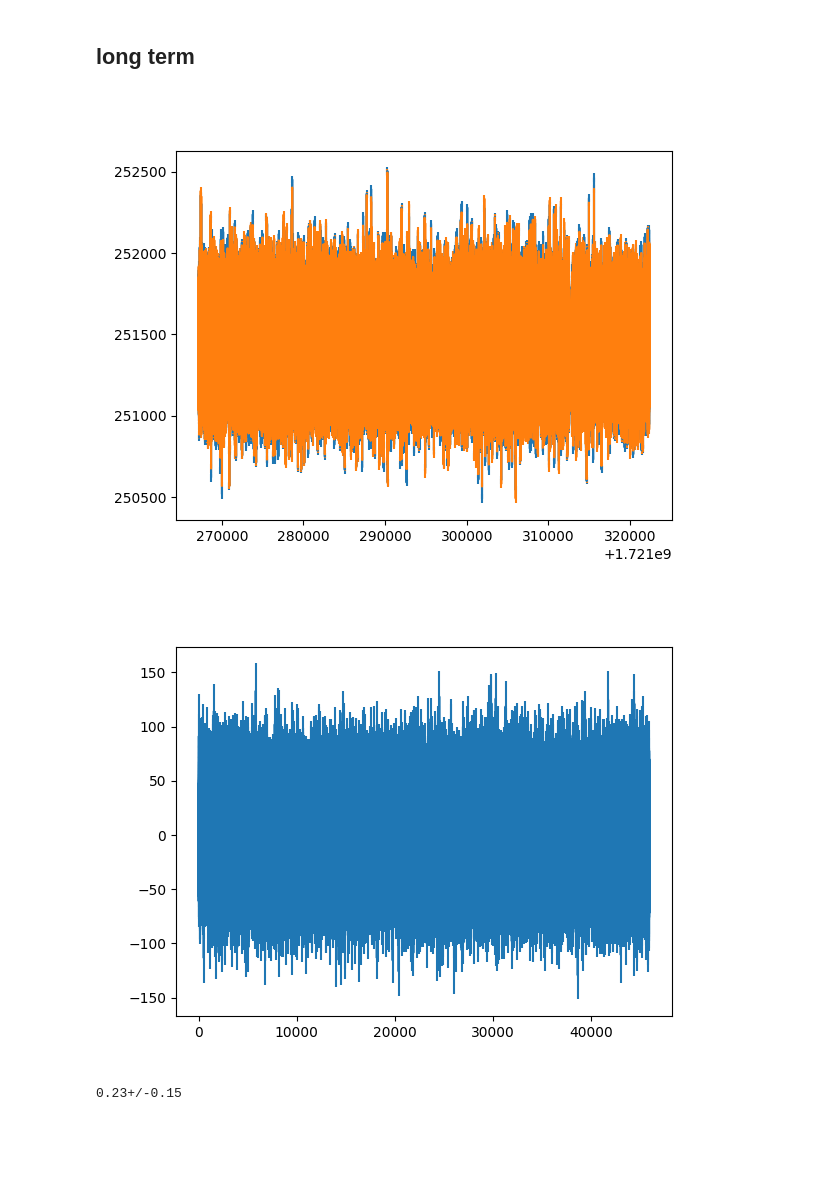
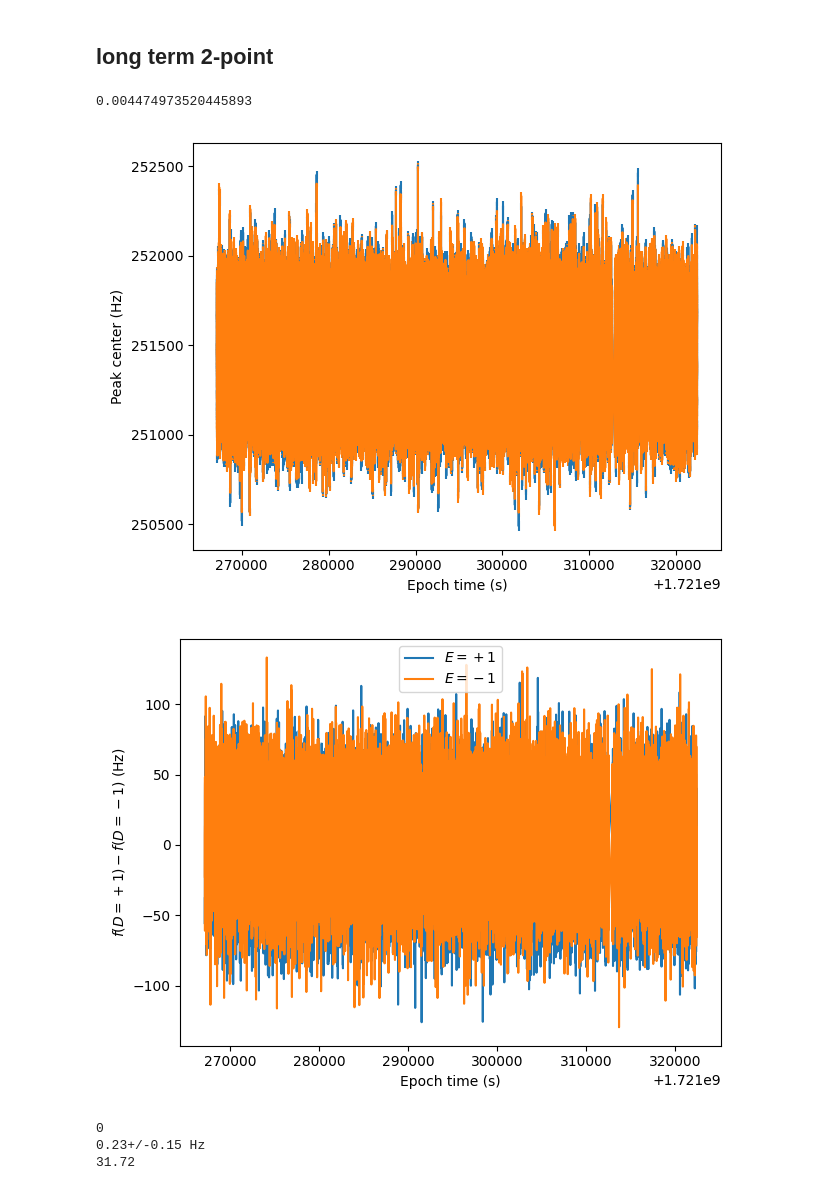
Before and after one commit to vuthalab/onix, a Jupyter notebook: analysis/lf_spectroscopy_quick_state_prep.ipynb, the cells around one changed output. Cells and saved outputs as stored; diff of their text form; code cells hidden in the pictures; blank space fills up the shorter version.

```diff
--- a/analysis/lf_spectroscopy_quick_state_prep.ipynb
+++ b/analysis/lf_spectroscopy_quick_state_prep.ipynb
@@ -71,7 +84,8 @@ def get_results(data_identification):
     return headers, np.array(results)
 # %%
 data = {
-    "test30": (978080, 978109),
+    # "a-abar, 90 us, 90 us": (978080, 978109),
+    "b-bbar, 25 us, 50 us": (985461, 985510),
 }
 
 fig, ax = plt.subplots(figsize = (10, 6), dpi = 120)
@@ -123,5 +204,5 @@ ValueError: 'yerr' (shape: (30, 1)) must be a scalar or a 1D or (2, n) array-lik
 # %% [markdown]
-## long term
+## long term 2-point
 # %%
 def get_lt_experiment_result(data_identification):
     data_list = data_identification_to_list(data_identification)
@@ -132,6 +213,7 @@ def get_lt_experiment_result(data_identification):
     times = []
     f_p = []
     f_m = []
+    y0_diffs = []
     for data_number in data_list:
         detunings, data, header = get_normalized_transmission(data_number)
         for kk, field_plate in enumerate([False, True, True, False]):
@@ -153,42 +235,74 @@ def get_lt_experiment_result(data_identification):
                         y0 = results
                     else:
                         y1 = results
+                y0_diffs.append(y1[1] - y1[0])
                 #print(lf_order, y1 - y0)
                 delta_y_sum = detuning_diff * slope
                 delta_y_red = (delta_y_sum - (y0 - y1)) / 2
                 freq_center = detuning_diff / delta_y_sum * delta_y_red + min_detuning
                 field_plates.append(field_plate)
                 if field_plate:
-                    f_p.append(freq_center[1])
-                    f_m.append(freq_center[0])
+                    f_p.append(freq_center[1::2])
+                    f_m.append(freq_center[0::2])
                 else:
-                    f_p.append(freq_center[0])
-                    f_m.append(freq_center[1])
-                times.append(header["data_info"]["save_epoch_time"])
+                    f_p.append(freq_center[0::2])
+                    f_m.append(freq_center[1::2])
+                if "start_time" in header:
+                    duration = (header["data_info"]["save_epoch_time"] - header["start_time"]) / 8
+                else:
+                    duration = 0.1
+                times.append(header["data_info"]["save_epoch_time"] + (kk * 2 + ll) * duration)
+    print(np.std(unumpy.nominal_values(y0_diffs)))
     return np.array(times), np.array(field_plates), np.array(f_p), np.array(f_m)
 # %%
 # (978245, 978245 + 372) heating problem
 # %%
-times, field_plates, f_p, f_m = get_lt_experiment_result((978638, 978638 + 5740))
+times, field_plates, f_p, f_m = get_lt_experiment_result((978638, 978638 + 200)) # 5740, overnight
+# times, field_plates, f_p, f_m = get_lt_experiment_result((984410, 984410 + 30))
+# times, field_plates, f_p, f_m = get_lt_experiment_result((984448, 984448 + 10)) # 0.0, 2
+# times, field_plates, f_p, f_m = get_lt_experiment_result((984461, 984461 + 6)) # 0.5, 2
+# times, field_plates, f_p, f_m = get_lt_experiment_result((984468, 984468 + 20)) # -0.5, 2
+# times, field_plates, f_p, f_m = get_lt_experiment_result((984489, 984489 + 20)) # -1, 2
+# times, field_plates, f_p, f_m = get_lt_experiment_result((984513, 984513 + 6)) # 1, 2
+
+# times, field_plates, f_p, f_m = get_lt_experiment_result((984545, 984545 + 45)) # array, 2
+# times, field_plates, f_p, f_m = get_lt_experiment_result((984593, 984593 + 70)) # array, 2.1
+# %% [output]
+0.004474973520445893
 # %%
 fig, ax = plt.subplots()
-ax.errorbar(times, unumpy.nominal_values(f_p), unumpy.std_devs(f_p))
-ax.errorbar(times, unumpy.nominal_values(f_m), unumpy.std_devs(f_m))
+for kk in range(len(f_p[0])):
+    ax.errorbar(times, unumpy.nominal_values(f_p)[:, kk], unumpy.std_devs(f_p)[:, kk])
+    ax.errorbar(times, unumpy.nominal_values(f_m)[:, kk], unumpy.std_devs(f_m)[:, kk])
+ax.set_ylabel("Peak center (Hz)")
+ax.set_xlabel("Epoch time (s)")
+plt.tight_layout()
 plt.show()
 # %% [output]
-[figure, old version]
+[figure, new version]
 # %%
 fig, ax = plt.subplots()
-ax.errorbar(np.arange(len(f_p)), unumpy.nominal_values(f_p) - unumpy.nominal_values(f_m), unumpy.std_devs(f_p))
+ax.plot(times[field_plates], (unumpy.nominal_values(f_p) - unumpy.nominal_values(f_m))[field_plates], label="$E=+1$")
+ax.plot(times[~field_plates], (unumpy.nominal_values(f_p) - unumpy.nominal_values(f_m))[~field_plates], label="$E=-1$")
+ax.set_ylabel("$f(D=+1) - f(D=-1)$ (Hz)")
+ax.set_xlabel("Epoch time (s)")
+ax.legend()
+plt.tight_layout()
 plt.show()
 # %% [output]
-[figure, old version]
+[figure, new version]
 # %%
-W_T = ufloat(
-    np.average(unumpy.nominal_values(f_p) - unumpy.nominal_values(f_m)),
-    np.std(unumpy.nominal_values(f_p) - unumpy.nominal_values(f_m)) / np.sqrt(len(f_p))
-)
-print(W_T)
+for kk in range(len(f_p[0])):
+    print(kk)
+    W_T = ufloat(
+        np.average(unumpy.nominal_values(f_p[:, kk]) - unumpy.nominal_values(f_m[:, kk])),
+        np.std(unumpy.nominal_values(f_p[:, kk]) - unumpy.nominal_values(f_m[:, kk])) / np.sqrt(len(f_p[:, kk]))
+    )
+    print(W_T, "Hz")
+    print(round(np.std(unumpy.nominal_values(f_p[:, kk]) - unumpy.nominal_values(f_m[:, kk])), 2))
+    print()
 # %% [output]
-0.23+/-0.15
+0
+0.23+/-0.15 Hz
+31.72
 # %%
```
Also changed, not shown: parts of 12 cells of this notebook, 5 other files.
